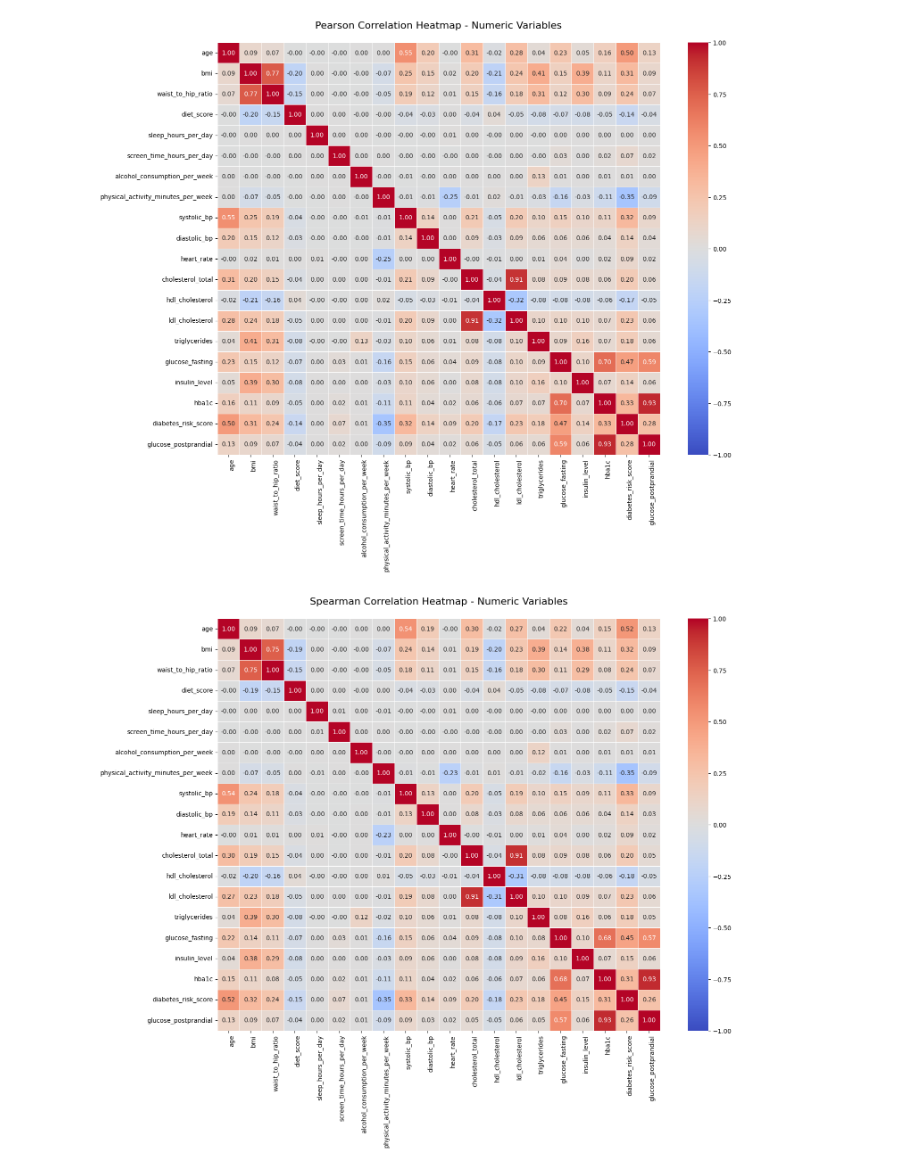
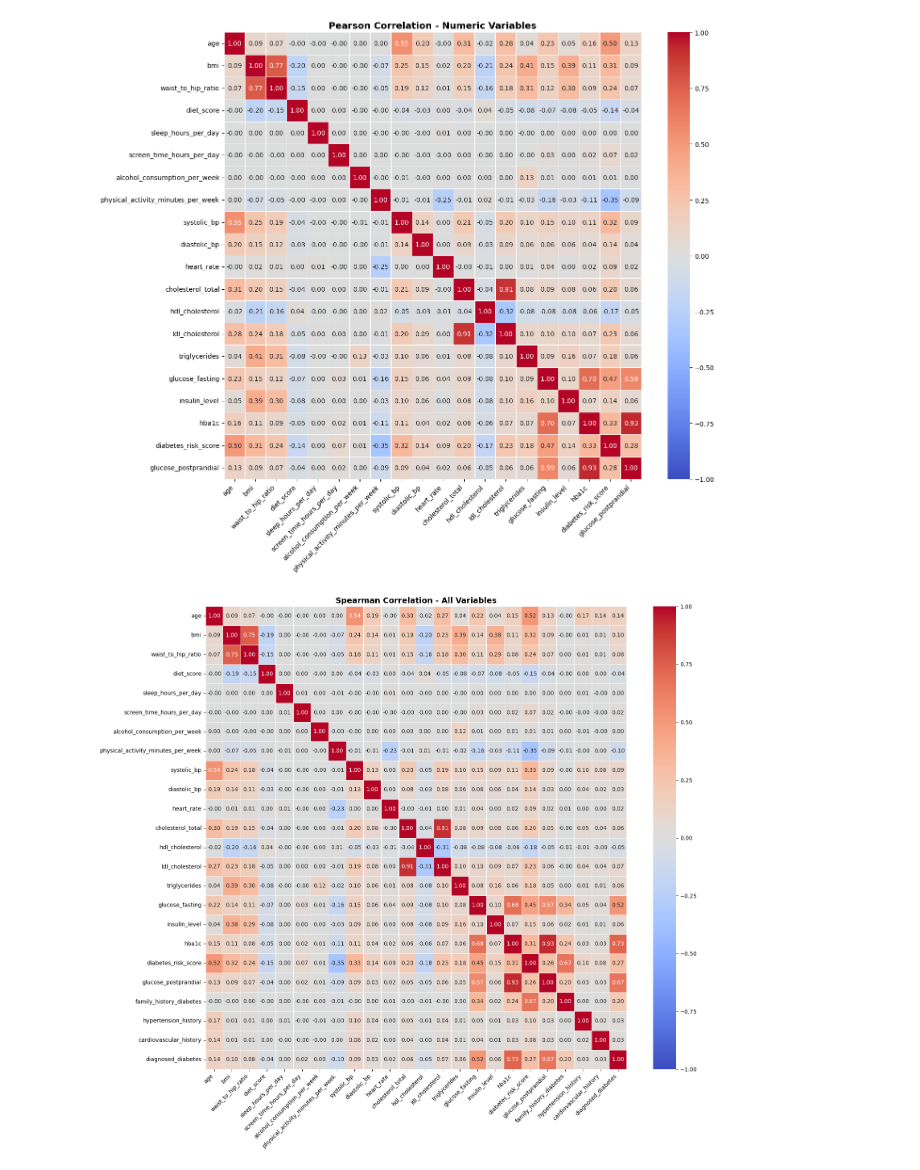
Before and after one commit to tpsilva22/teabetes, a Jupyter notebook: notebooks/correlations.ipynb, the cells around one changed output. Saved outputs shown, nothing was run; the diff lists cells and outputs as text; code cells hidden in the pictures.

Commit message:
fix: Fixing stracture of heatmaps

```diff
--- a/notebooks/correlations.ipynb
+++ b/notebooks/correlations.ipynb
@@ -2,9 +2,11 @@
 import pandas as pd
 import seaborn as sns
 import matplotlib.pyplot as plt
+import numpy as np
 
 diabetes = pd.read_csv("../data/diabetes_dataset.csv")
 
+# Numeric variables
 numeric_vars = [
     "age",
     "bmi",
@@ -28,6 +30,16 @@ numeric_vars = [
     "glucose_postprandial",
 ]
 
+# Binary variables
+binary_vars = [
+    "family_history_diabetes",
+    "hypertension_history",
+    "cardiovascular_history",
+    "diagnosed_diabetes"
+]
+
+all_vars = numeric_vars + binary_vars
+
 corr_matrix_pearson = diabetes[numeric_vars].corr(method="pearson")
-corr_matrix_spearman = diabetes[numeric_vars].corr(method="spearman")
-corr_matrix_kendall = diabetes[numeric_vars].corr(method="kendall")
+corr_matrix_spearman = diabetes[all_vars].corr(method="spearman")
+corr_matrix_kendall = diabetes[all_vars].corr(method="kendall")
@@ -34,8 +52,7 @@ corr_matrix_kendall = diabetes[numeric_vars].corr(method="kendall")
 # %%
-# Pearson Correlation Heatmap
+# Pearson Correlation Heatmap (20 Numeric Variables Only)
 
-plt.figure(figsize=(16, 12))
-
+plt.figure(figsize=(14, 12))
 sns.heatmap(
     corr_matrix_pearson,
     annot=True,
@@ -45,32 +62,31 @@ sns.heatmap(
     vmax=1,
     linewidths=0.5
 )
-
-plt.title("Pearson Correlation Heatmap - Numeric Variables\n", fontsize=16)
-plt.xticks(rotation=90, ha="left")
+plt.title("Pearson Correlation - Numeric Variables", fontsize=14, fontweight='bold')
+plt.xticks(rotation=45, ha="right")
 plt.yticks(rotation=0)
+plt.tight_layout()
 plt.show()
 # %% [output]
-[figure, old version]
+[figure, new version]
 # %%
-# Spearman Correlation Heatmap
+# Spearman Correlation Heatmap (20 Numeric + 4 Binary Variables)
 
-plt.figure(figsize=(16, 12))
-
+plt.figure(figsize=(16, 14))
 sns.heatmap(
     corr_matrix_spearman,
     annot=True,
     fmt=".2f",
     cmap="coolwarm",
     vmin=-1,
     vmax=1,
     linewidths=0.5
 )
-
-plt.title("Spearman Correlation Heatmap - Numeric Variables\n", fontsize=16)
-plt.xticks(rotation=90, ha="left")
+plt.title("Spearman Correlation - All Variables", fontsize=14, fontweight='bold')
+plt.xticks(rotation=45, ha="right")
 plt.yticks(rotation=0)
+plt.tight_layout()
 plt.show()
 # %% [output]
-[figure, old version]
+[figure, new version]
 # %%
```
Also changed, not shown: parts of 2 cells of this notebook.
